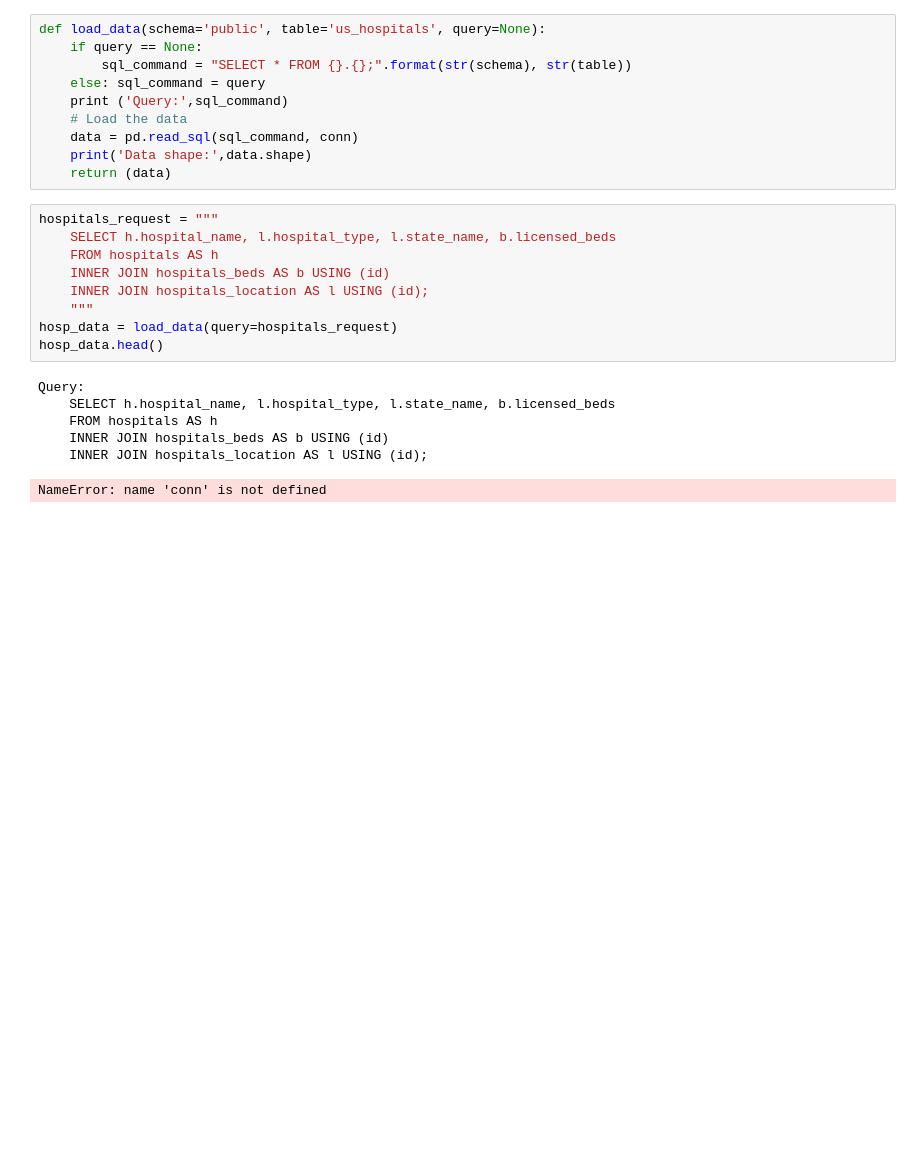
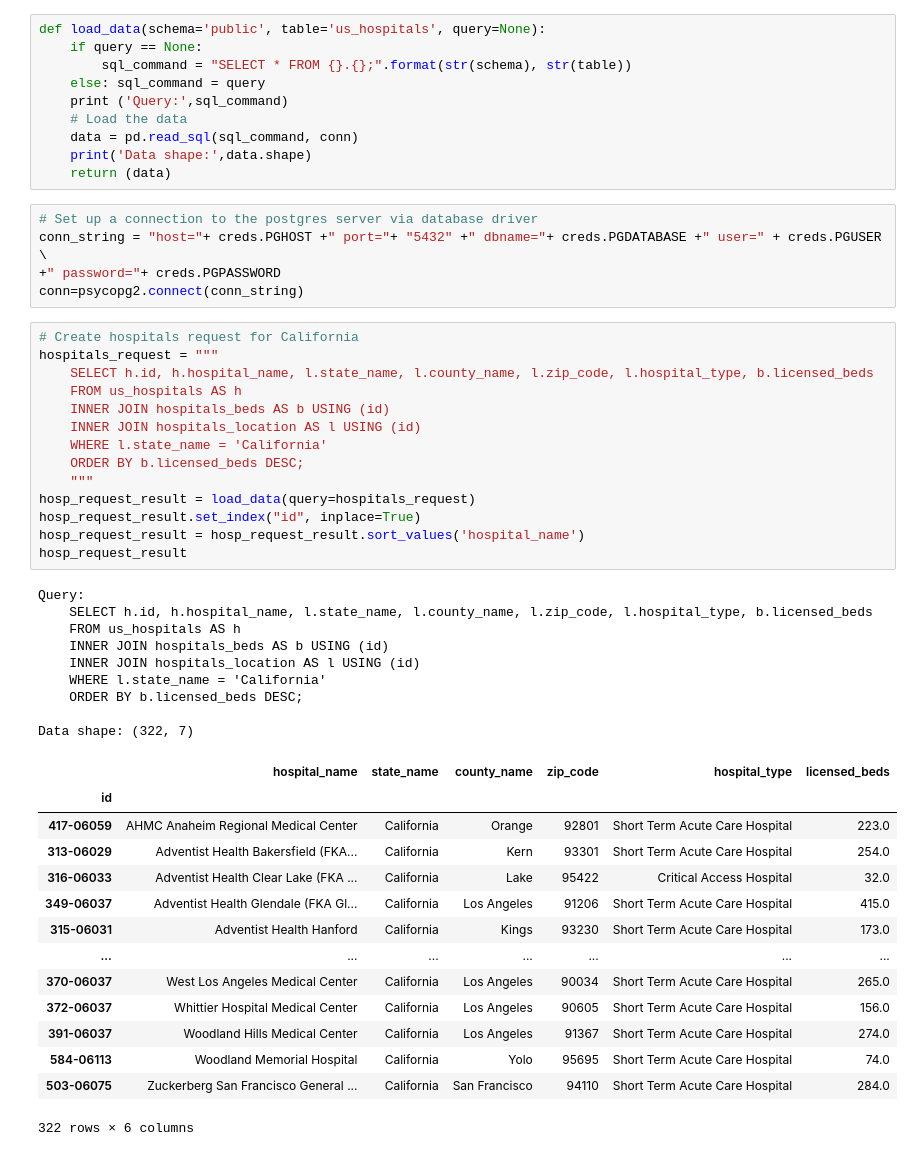
Before and after one commit to zsvorenova/ETL-project, a Jupyter notebook: esri_etl.ipynb, the cells around one changed output. Cells and saved outputs as stored; diff of their text form; blank space fills up the shorter version.

Commit message:
esri dataset query analysis

```diff
--- a/esri_etl.ipynb
+++ b/esri_etl.ipynb
@@ -167,19 +168,46 @@ def load_data(schema='public', table='us_hospitals', query=None):
     data = pd.read_sql(sql_command, conn)
     print('Data shape:',data.shape)
     return (data)
+# %%
+# Set up a connection to the postgres server via database driver
+conn_string = "host="+ creds.PGHOST +" port="+ "5432" +" dbname="+ creds.PGDATABASE +" user=" + creds.PGUSER \
++" password="+ creds.PGPASSWORD
+conn=psycopg2.connect(conn_string)
 # %%
+# Create hospitals request for California
 hospitals_request = """
-    SELECT h.hospital_name, l.hospital_type, l.state_name, b.licensed_beds
-    FROM hospitals AS h
+    SELECT h.id, h.hospital_name, l.state_name, l.county_name, l.zip_code, l.hospital_type, b.licensed_beds
+    FROM us_hospitals AS h
     INNER JOIN hospitals_beds AS b USING (id)
-    INNER JOIN hospitals_location AS l USING (id);
+    INNER JOIN hospitals_location AS l USING (id)
+    WHERE l.state_name = 'California'
+    ORDER BY b.licensed_beds DESC;
     """
-hosp_data = load_data(query=hospitals_request)
-hosp_data.head()
+hosp_request_result = load_data(query=hospitals_request)
+hosp_request_result.set_index("id", inplace=True)
+hosp_request_result = hosp_request_result.sort_values('hospital_name')
+hosp_request_result
 # %% [output]
 Query:
-    SELECT h.hospital_name, l.hospital_type, l.state_name, b.licensed_beds
-    FROM hospitals AS h
+    SELECT h.id, h.hospital_name, l.state_name, l.county_name, l.zip_code, l.hospital_type, b.licensed_beds
+    FROM us_hospitals AS h
     INNER JOIN hospitals_beds AS b USING (id)
-    INNER JOIN hospitals_location AS l USING (id);
+    INNER JOIN hospitals_location AS l USING (id)
+    WHERE l.state_name = 'California'
+    ORDER BY b.licensed_beds DESC;
+
+Data shape: (322, 7)
+|  | hospital_name | state_name | county_name | zip_code | hospital_type | licensed_beds |
+| id |  |  |  |  |  |  |
+| 417-06059 | AHMC Anaheim Regional Medical Center | California | Orange | 92801 | Short Term Acute Care Hospital | 223.0 |
+| 313-06029 | Adventist Health Bakersfield (FKA... | California | Kern | 93301 | Short Term Acute Care Hospital | 254.0 |
+| 316-06033 | Adventist Health Clear Lake (FKA ... | California | Lake | 95422 | Critical Access Hospital | 32.0 |
+| 349-06037 | Adventist Health Glendale (FKA Gl... | California | Los Angeles | 91206 | Short Term Acute Care Hospital | 415.0 |
+| 315-06031 | Adventist Health Hanford | California | Kings | 93230 | Short Term Acute Care Hospital | 173.0 |
+| ... | ... | ... | ... | ... | ... | ... |
+| 370-06037 | West Los Angeles Medical Center | California | Los Angeles | 90034 | Short Term Acute Care Hospital | 265.0 |
+| 372-06037 | Whittier Hospital Medical Center | California | Los Angeles | 90605 | Short Term Acute Care Hospital | 156.0 |
+| 391-06037 | Woodland Hills Medical Center | California | Los Angeles | 91367 | Short Term Acute Care Hospital | 274.0 |
+| 584-06113 | Woodland Memorial Hospital | California | Yolo | 95695 | Short Term Acute Care Hospital | 74.0 |
+| 503-06075 | Zuckerberg San Francisco General ... | California | San Francisco | 94110 | Short Term Acute Care Hospital | 284.0 |
-NameError: name 'conn' is not defined
+322 rows × 6 columns
```
Also changed, not shown: parts of 15 cells of this notebook, 3 other files.
